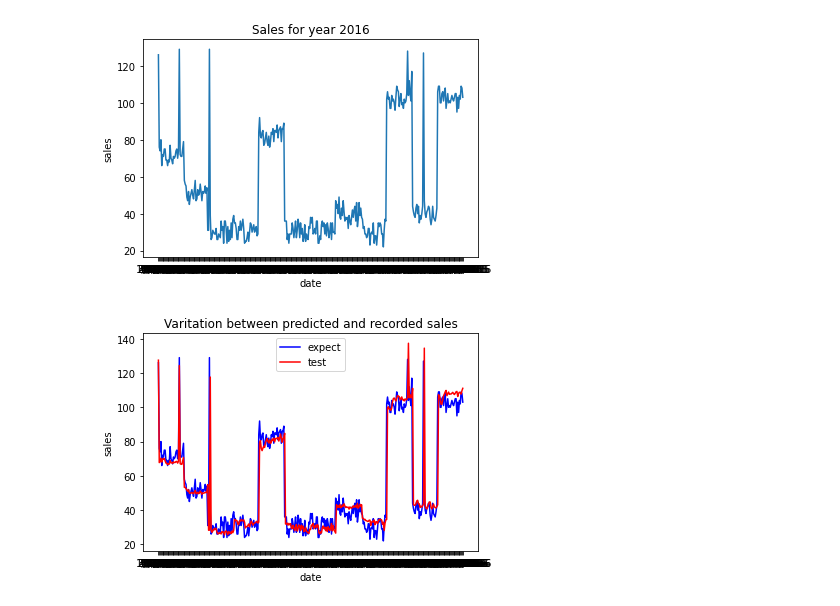
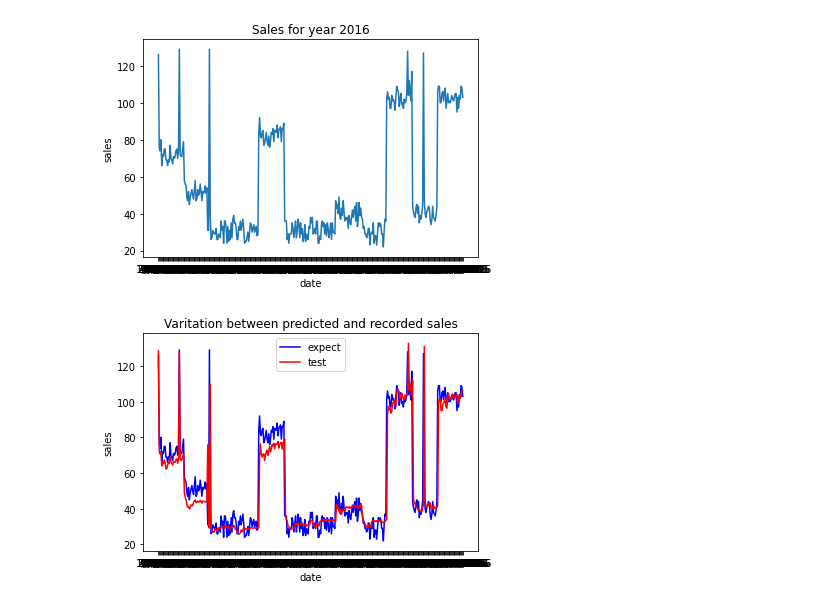
Before and after one commit to abhinav-syl/sales_anomaly, a Jupyter notebook: Sales_anomaly.ipynb, the cells around one changed output. Drawn from its saved outputs; the diff is of its cells as text; code cells hidden in the pictures.

```diff
--- a/Sales_anomaly.ipynb
+++ b/Sales_anomaly.ipynb
@@ -334,8 +287,3 @@ def date_to_enc(date,days,months,years):
   month = months[int(dates[1])]
   year = years[int(dates[2])]
   return day,month,year
-# %%
-d1,m1,y1 = date_to_enc('1/1/2020',days,months,years)
-print(d1)
-print(m1)
-print(y1)
@@ -462,6 +396,3 @@ def d_input(date):
  return dates_input
 # %%
 dates_input = d_input(date)
-# %%
-d = dates_input['1/1/2020']
-print(d)
@@ -658,9 +569,9 @@ model.compile(loss=['mean_squared_error'],
 history = model.fit(
            x = [inp_day,inp_mon,inp_year,inp_url,inp_week,inp_hol,inp1,inp2,inp3,inp7,inp_prev,inp_sess],
            y = out,
-           batch_size=8,
+           batch_size=16,
            steps_per_epoch=1000,
-           epochs = 20,
+           epochs = 30,
            verbose=1,
            shuffle =False
            )
@@ -849,6 +757,6 @@ def testmore(date_all,url_name,maxj):
     d.append(date_all[i])
   return y,d
 # %%
-test,date = testmore(date,'google.com/nlp/0/',max1)
+test,dates = testmore(date,'google.com/nlp/0/',max1)
 # %% [output]
 Streaming output truncated to the last 5000 lines.
@@ -891,12 +799,12 @@ plt.show()
 # %% [output]
 [figure]
 # %%
-plt.plot(date,listt[0:365],color='b', label='expect')
-plt.plot(date,test,color='r', label='test')
+plt.plot(dates,listt[0:365],color='b', label='expect')
+plt.plot(dates,test,color='r', label='test')
 plt.xlabel('date')
 plt.ylabel('sales')
 plt.title("Varitation between predicted and recorded sales")
 plt.legend()
 plt.show()
 # %% [output]
-[figure, old version]
+[figure, new version]
```
Also changed, not shown: parts of 35 cells of this notebook.
